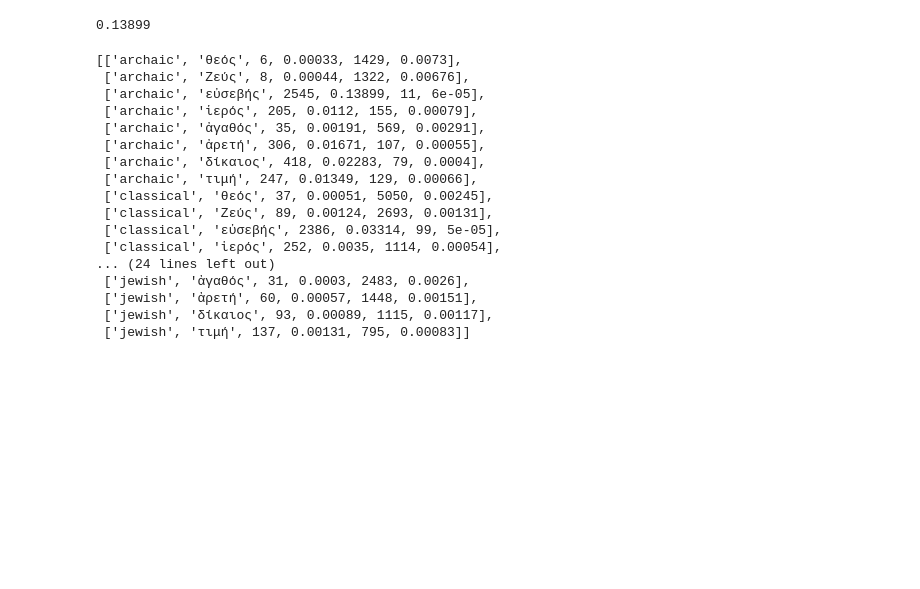
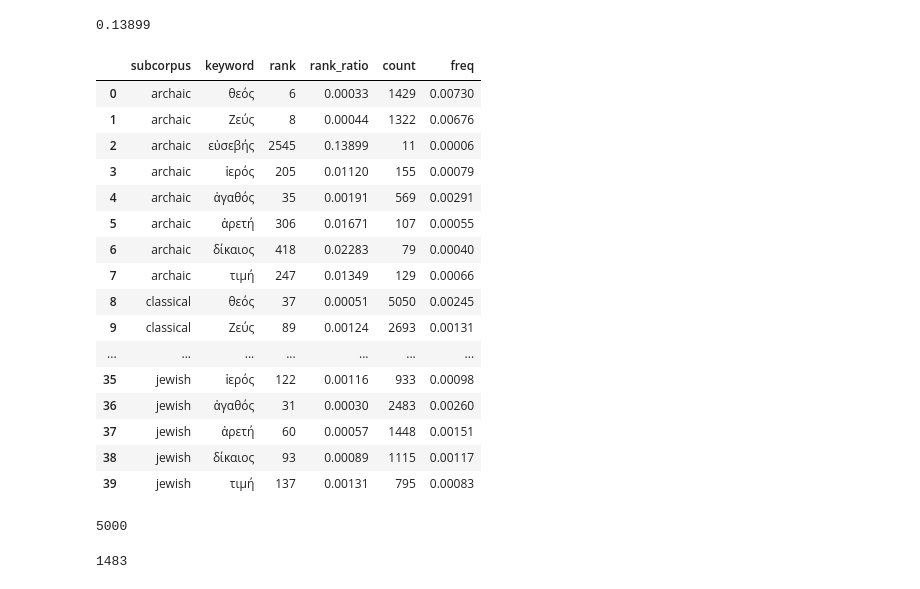
Before and after one commit to kasev/theos, a Jupyter notebook: scripts/1_lagt_ngrams_extraction+explorations.ipynb, the cells around one changed output. Saved outputs shown, nothing was run; the diff lists cells and outputs as text; code cells hidden in the pictures; blank space fills up the shorter version.

```diff
--- a/scripts/ngrams_extraction.ipynb
+++ b/scripts/1_lagt_ngrams_extraction+explorations.ipynb
@@ -48,7 +48,7 @@ len(sents)
 # %% [output]
 2803645
 # %%
-min_freq = 50
+min_freq = 10
 
 def get_vocab(docs, min_freq=min_freq):
     words_flat = [item for sublist in docs for item in sublist]
@@ -193,6 +193,7 @@ for sub in subcorpora:
     subset = LAGT[LAGT["subcorpus"]==sub]
     sents = [sent for work in subset["lemmatized_sentences"] for sent in work]
     word_freqs, words, vocabulary = get_vocab(sents)
+    vocabulary = [tup[0] for tup in word_freqs][:5000]
     subcorpora_vocabs[sub] = {
         "word_freqs" : word_freqs,
         "words" : words,
@@ -256,23 +260,28 @@ for tup in enumerate(word_freqs):
 np.round(2545 / 18311, 5)
 # %% [output]
 0.13899
-# %%
-subcorpus_keywords
-# %% [output]
-[['archaic', 'θεός', 6, 0.00033, 1429, 0.0073],
- ['archaic', 'Ζεύς', 8, 0.00044, 1322, 0.00676],
- ['archaic', 'εὐσεβής', 2545, 0.13899, 11, 6e-05],
- ['archaic', 'ἱερός', 205, 0.0112, 155, 0.00079],
- ['archaic', 'ἀγαθός', 35, 0.00191, 569, 0.00291],
- ['archaic', 'ἀρετή', 306, 0.01671, 107, 0.00055],
- ['archaic', 'δίκαιος', 418, 0.02283, 79, 0.0004],
- ['archaic', 'τιμή', 247, 0.01349, 129, 0.00066],
- ['classical', 'θεός', 37, 0.00051, 5050, 0.00245],
- ['classical', 'Ζεύς', 89, 0.00124, 2693, 0.00131],
- ['classical', 'εὐσεβής', 2386, 0.03314, 99, 5e-05],
- ['classical', 'ἱερός', 252, 0.0035, 1114, 0.00054],
-... (24 lines left out)
- ['jewish', 'ἀγαθός', 31, 0.0003, 2483, 0.0026],
- ['jewish', 'ἀρετή', 60, 0.00057, 1448, 0.00151],
- ['jewish', 'δίκαιος', 93, 0.00089, 1115, 0.00117],
- ['jewish', 'τιμή', 137, 0.00131, 795, 0.00083]]
+# %%
+subcorpus_keywords_df = pd.DataFrame(subcorpus_keywords, columns=["subcorpus", "keyword", "rank", "rank_ratio", "count", "freq"])
+subcorpus_keywords_df
+# %% [output]
+|  | subcorpus | keyword | rank | rank_ratio | count | freq |
+| 0 | archaic | θεός | 6 | 0.00033 | 1429 | 0.00730 |
+| 1 | archaic | Ζεύς | 8 | 0.00044 | 1322 | 0.00676 |
+| 2 | archaic | εὐσεβής | 2545 | 0.13899 | 11 | 0.00006 |
+| 3 | archaic | ἱερός | 205 | 0.01120 | 155 | 0.00079 |
+| 4 | archaic | ἀγαθός | 35 | 0.00191 | 569 | 0.00291 |
+| 5 | archaic | ἀρετή | 306 | 0.01671 | 107 | 0.00055 |
+| 6 | archaic | δίκαιος | 418 | 0.02283 | 79 | 0.00040 |
+| 7 | archaic | τιμή | 247 | 0.01349 | 129 | 0.00066 |
+| 8 | classical | θεός | 37 | 0.00051 | 5050 | 0.00245 |
+| 9 | classical | Ζεύς | 89 | 0.00124 | 2693 | 0.00131 |
+| ... | ... | ... | ... | ... | ... | ... |
+| 35 | jewish | ἱερός | 122 | 0.00116 | 933 | 0.00098 |
+| 36 | jewish | ἀγαθός | 31 | 0.00030 | 2483 | 0.00260 |
+| 37 | jewish | ἀρετή | 60 | 0.00057 | 1448 | 0.00151 |
+| 38 | jewish | δίκαιος | 93 | 0.00089 | 1115 | 0.00117 |
+| 39 | jewish | τιμή | 137 | 0.00131 | 795 | 0.00083 |
+# %%
+len(subcorpora_vocabs["archaic"]["vocabulary"])
+# %% [output]
+5000
@@ -278,0 +294,4 @@ subcorpus_keywords
+# %%
+len(shared_vocabulary)
+# %% [output]
+1483
```
Also changed, not shown: parts of 8 cells of this notebook, 4 other files.
